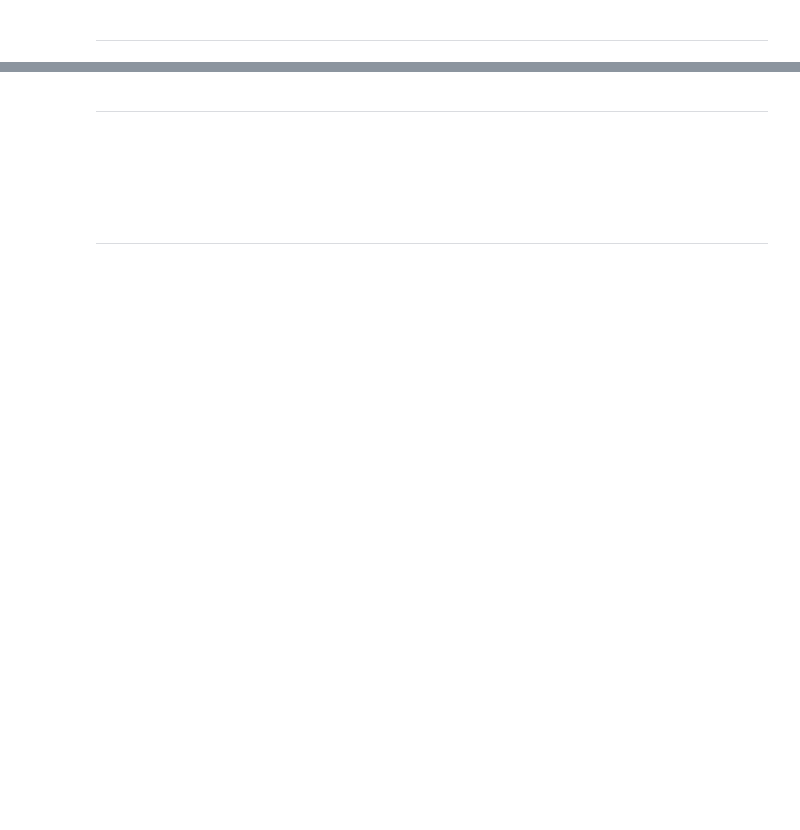
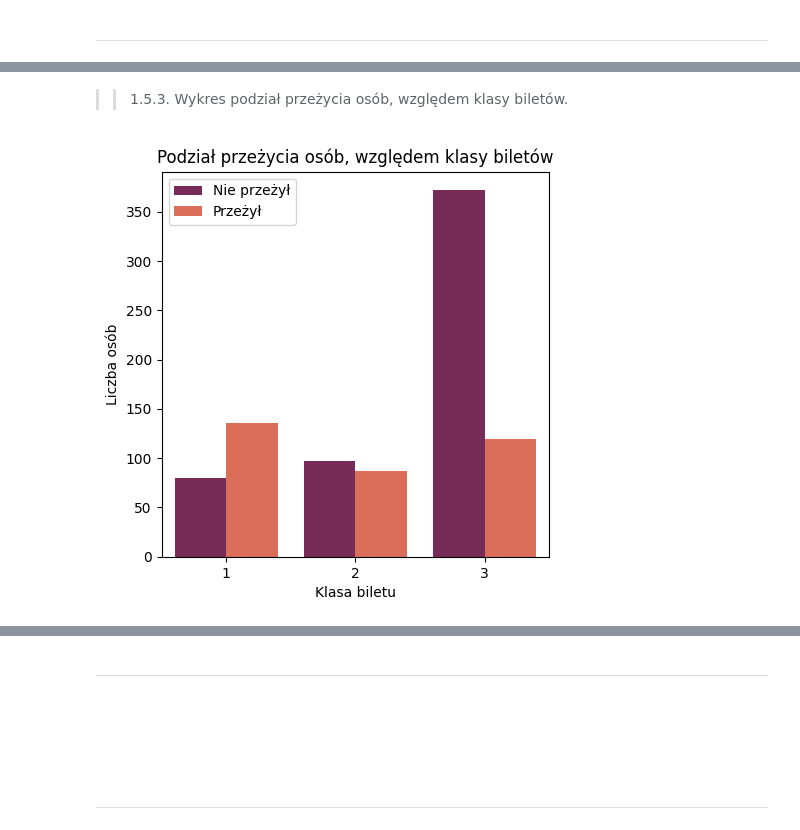
Before and after one commit to FilipTwardawa/AI_Projects_In_Polish, a Jupyter notebook: Twardawa_Filip_ML.ipynb, the cells around one changed output, grey strips where cells are left out. Cells and saved outputs as stored; diff of their text form; code cells hidden in the pictures; blank space fills up the shorter version.

```diff
--- a/Twardawa_Filip_ML.ipynb
+++ b/Twardawa_Filip_ML.ipynb
@@ -251,0 +148,12 @@ Name: MEDV, Length: 506, dtype: float64
+# %% [markdown]
+>>1.5.3. Wykres podział przeżycia osób, względem klasy biletów.
+# %%
+plt.figure(figsize=(5,5))
+sns.countplot(x='Pclass', hue='Survived', data=df, palette='rocket')
+plt.title('Podział przeżycia osób, względem klasy biletów')
+plt.xlabel('Klasa biletu')
+plt.ylabel('Liczba osób')
+plt.legend(['Nie przeżył', 'Przeżył'])
+plt.show()
+# %% [output]
+[figure, added]
```
Also changed, not shown: parts of 199 cells of this notebook, 2 other files.
